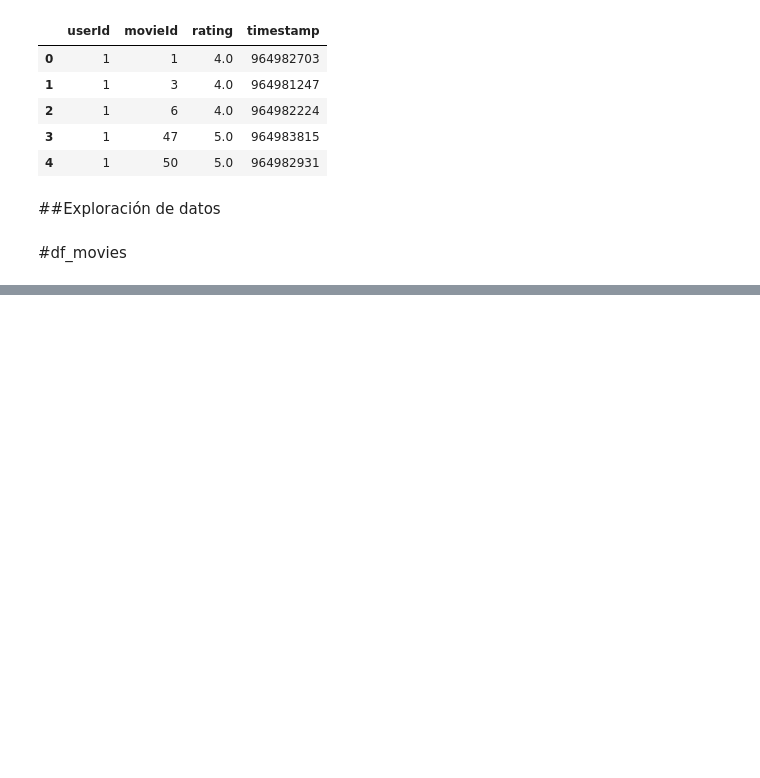
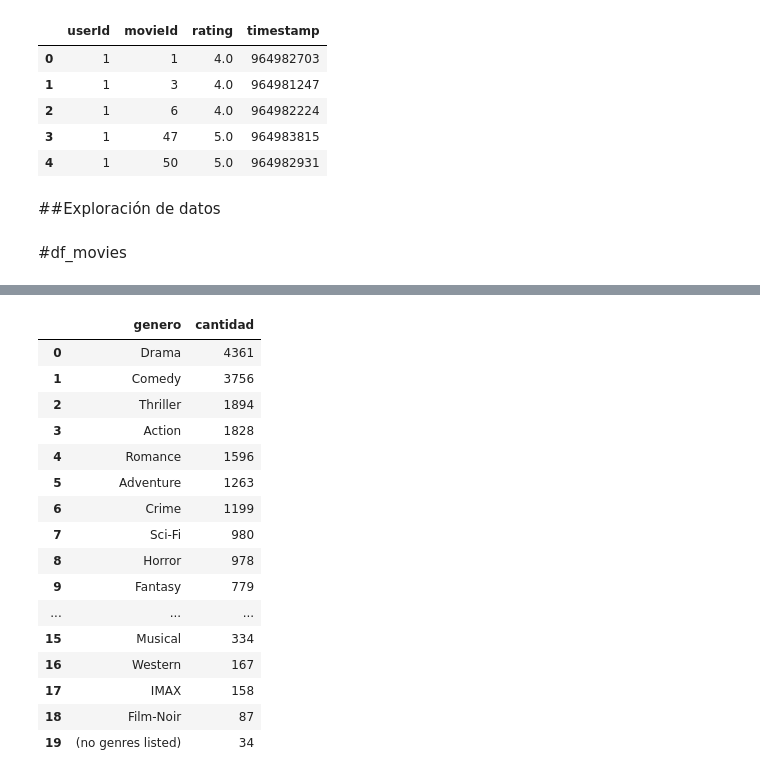
Before and after one commit to josedavidm12/sistemas_recomendacion, a Jupyter notebook: b_exploración_limpieza.ipynb, the cells around one changed output, grey strips where cells are left out. Drawn from its saved outputs; the diff is of its cells as text; code cells hidden in the pictures; blank space fills up the shorter version.

```diff
--- a/b_exploración_limpieza.ipynb
+++ b/b_exploración_limpieza.ipynb
@@ -75,3 +84,10 @@ df_ratings.head()
 ##Exploración de datos
 # %% [markdown]
 #df_movies
+# %%
+##Cuantas peliculas hay por cada genero
+df_genres=pd.read_sql("""SELECT genres as genero,
+                COUNT(*) as conteo
+                FROM movies
+                GROUP BY genres""",conn)
+df_genres
@@ -77,0 +108,32 @@ df_ratings.head()
+# %%
+# Creamos un contador
+conteo_generos = Counter()
+
+# Iteramos sobre cada fila
+for _, fila in df_genres.iterrows():
+    generos = fila['genero'].split('|')
+    for genero in generos:
+        conteo_generos[genero] += fila['conteo']
+
+# Lo convertimos en un df ordenado
+df_resultado = pd.DataFrame(conteo_generos.items(), columns=["genero", "cantidad"])
+df_resultado = df_resultado.sort_values(by="cantidad", ascending=False).reset_index(drop=True)
+df_resultado
+# %% [output]
+|  | genero | cantidad |
+| 0 | Drama | 4361 |
+| 1 | Comedy | 3756 |
+| 2 | Thriller | 1894 |
+| 3 | Action | 1828 |
+| 4 | Romance | 1596 |
+| 5 | Adventure | 1263 |
+| 6 | Crime | 1199 |
+| 7 | Sci-Fi | 980 |
+| 8 | Horror | 978 |
+| 9 | Fantasy | 779 |
+| ... | ... | ... |
+| 15 | Musical | 334 |
+| 16 | Western | 167 |
+| 17 | IMAX | 158 |
+| 18 | Film-Noir | 87 |
+| 19 | (no genres listed) | 34 |
```
Also changed, not shown: parts of 12 cells of this notebook, 1 other file.
